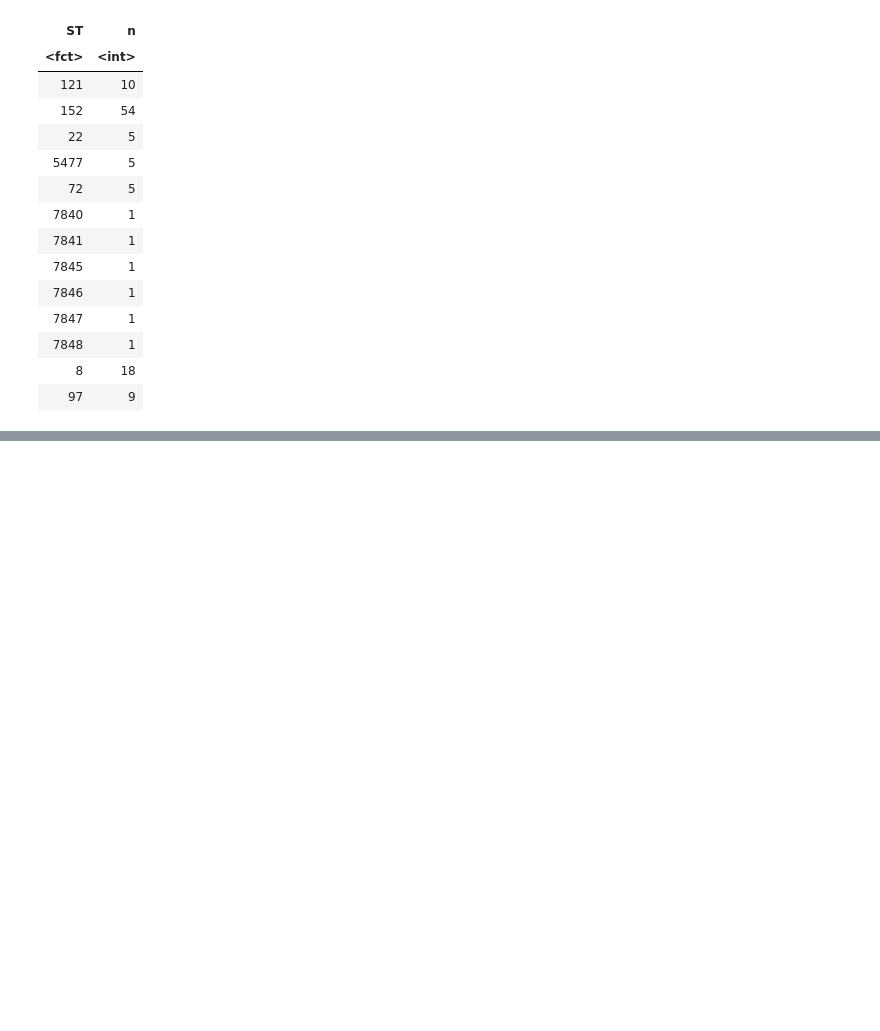
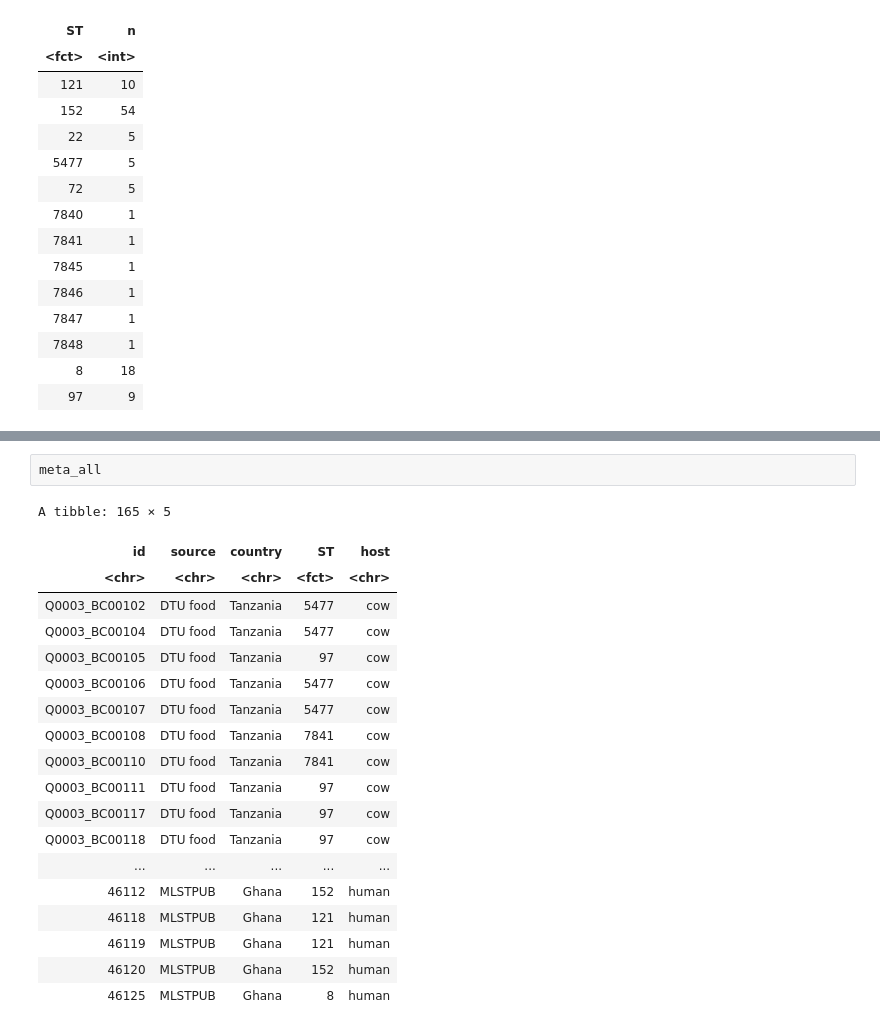
Before and after one commit to andregodinhodtu/23262_infectious_disease_project, a Jupyter notebook: source/analysis/pangenome_phylogeny.ipynb, the cells around one changed output, grey strips where cells are left out. Saved outputs shown, nothing was run; the diff lists cells and outputs as text; blank space fills up the shorter version.

```diff
--- a/source/analysis/pangenome_phylogeny.ipynb
+++ b/source/analysis/pangenome_phylogeny.ipynb
@@ -846,0 +841,22 @@ Caused by error:
+# %%
+meta_all
+# %% [output]
+A tibble: 165 × 5
+| id | source | country | ST | host |
+| <chr> | <chr> | <chr> | <fct> | <chr> |
+| Q0003_BC00102 | DTU food | Tanzania | 5477 | cow |
+| Q0003_BC00104 | DTU food | Tanzania | 5477 | cow |
+| Q0003_BC00105 | DTU food | Tanzania | 97 | cow |
+| Q0003_BC00106 | DTU food | Tanzania | 5477 | cow |
+| Q0003_BC00107 | DTU food | Tanzania | 5477 | cow |
+| Q0003_BC00108 | DTU food | Tanzania | 7841 | cow |
+| Q0003_BC00110 | DTU food | Tanzania | 7841 | cow |
+| Q0003_BC00111 | DTU food | Tanzania | 97 | cow |
+| Q0003_BC00117 | DTU food | Tanzania | 97 | cow |
+| Q0003_BC00118 | DTU food | Tanzania | 97 | cow |
+| ... | ... | ... | ... | ... |
+| 46112 | MLSTPUB | Ghana | 152 | human |
+| 46118 | MLSTPUB | Ghana | 121 | human |
+| 46119 | MLSTPUB | Ghana | 121 | human |
+| 46120 | MLSTPUB | Ghana | 152 | human |
+| 46125 | MLSTPUB | Ghana | 8 | human |
```
Also changed, not shown: parts of 2 cells of this notebook, 2 other files.
